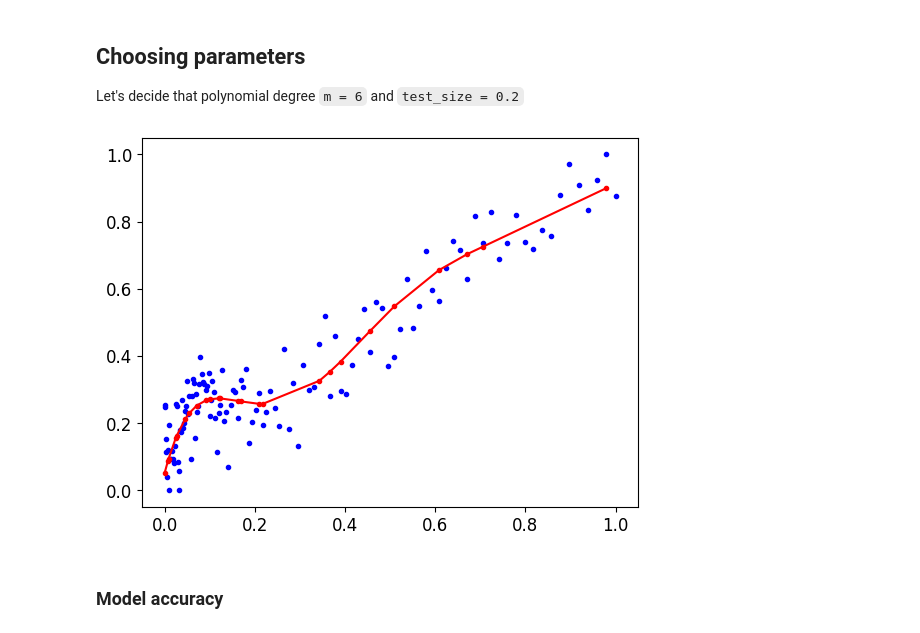
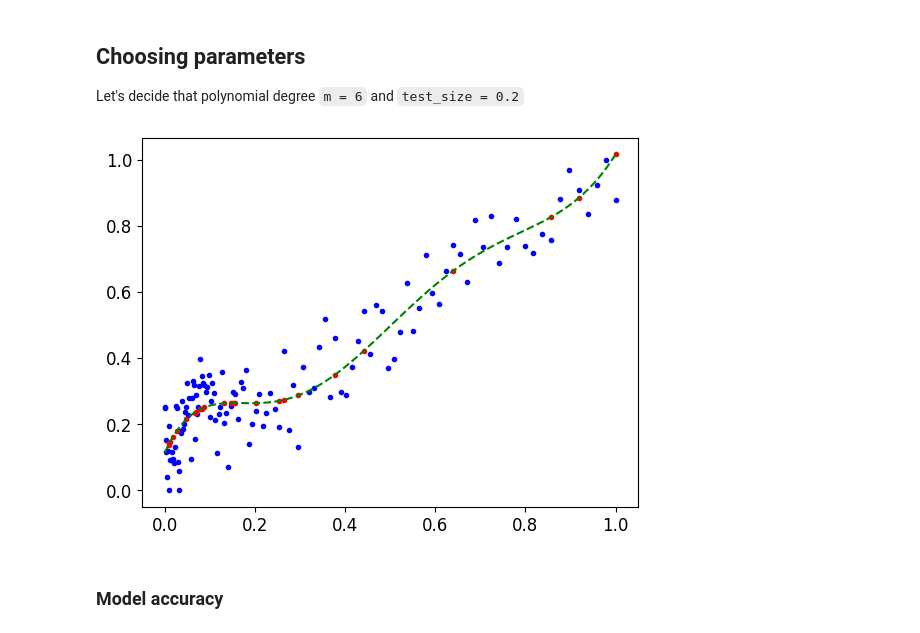
Before and after one commit to torczuk/earth-temperature-ml, a Jupyter notebook: source/linear-regression.ipynb, the cells around one changed output. Cells and saved outputs as stored; diff of their text form; code cells hidden in the pictures.

```diff
--- a/source/linear-regression.ipynb
+++ b/source/linear-regression.ipynb
@@ -276,20 +276,23 @@ Let's decide that polynomial degree `m = 6` and `test_size = 0.2`
 # %%
 model = Pipeline([
      ("poly_features", PolynomialFeatures(degree=6, include_bias=False)),
      ("lin_reg", LinearRegression()),
    ])
 
+X_new = np.linspace(0, 1, 100).reshape(100, 1)
 X_train, X_val, Y_train, Y_val = train_test_split(X, Y, test_size = 0.2)
 
 model.fit(X_train, Y_train)
 X_val = np.sort(X_val, axis = 0)
 Y_val_predict = model.predict(X_val)
+Y_new = model.predict(X_new)
 
 plt.plot(X, Y, "b.")
-plt.plot(X_val, Y_val_predict, "r.-")
+plt.plot(X_val, Y_val_predict, "r.")
+plt.plot(X_new,Y_new, "g--")
 plt.show()
 # %% [output]
-[figure, old version]
+[figure, new version]
 # %% [markdown]
 ### Model accuracy
 # %%
```
Also changed, not shown: parts of 10 cells of this notebook.
